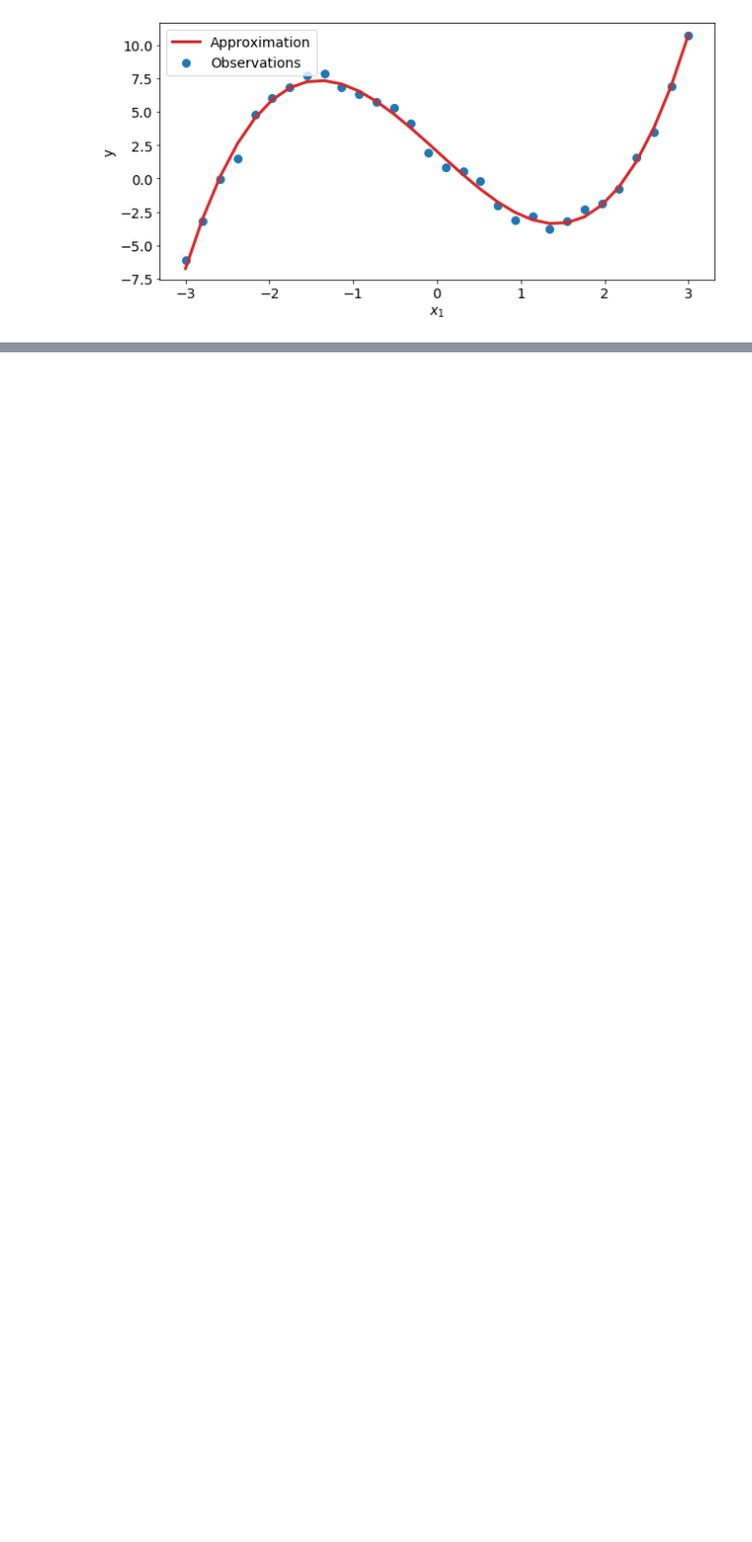
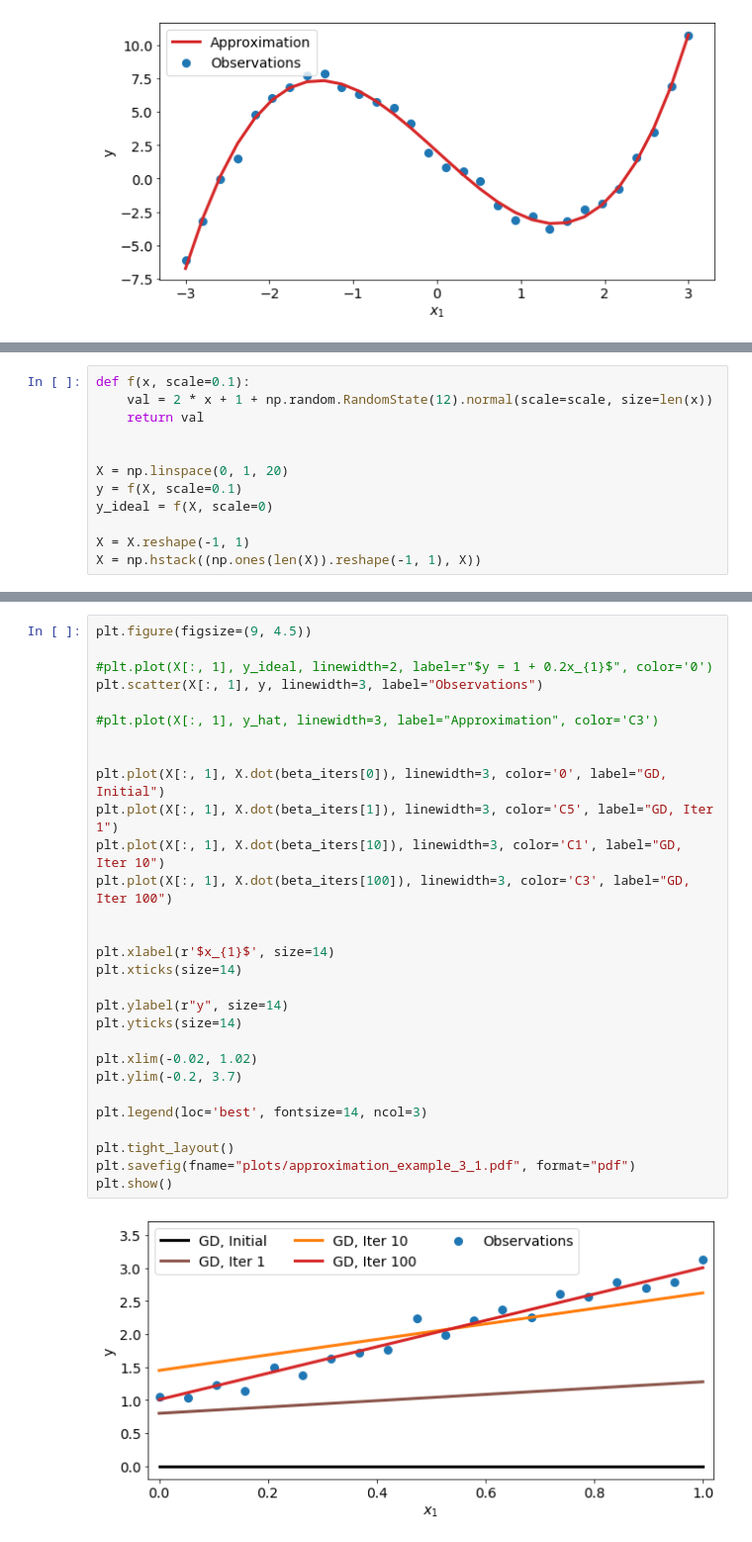
Before and after one commit to hushchyn-mikhail/acronis_ml, a Jupyter notebook: function_approximation.ipynb, the cells around one changed output, grey strips where cells are left out. Shown at 99% size. Cells and saved outputs as stored; diff of their text form; blank space fills up the shorter version.

Commit message:
Approx example 3

```diff
--- a/function_approximation.ipynb
+++ b/function_approximation.ipynb
@@ -99,0 +102,12 @@ plt.show()
+# %%
+def f(x, scale=0.1):
+    val = 2 * x + 1 + np.random.RandomState(12).normal(scale=scale, size=len(x))
+    return val
+
+
+X = np.linspace(0, 1, 20)
+y = f(X, scale=0.1)
+y_ideal = f(X, scale=0)
+
+X = X.reshape(-1, 1)
+X = np.hstack((np.ones(len(X)).reshape(-1, 1), X))
@@ -99,0 +229,31 @@ plt.show()
+# %%
+plt.figure(figsize=(9, 4.5))
+
+#plt.plot(X[:, 1], y_ideal, linewidth=2, label=r"$y = 1 + 0.2x_{1}$", color='0')
+plt.scatter(X[:, 1], y, linewidth=3, label="Observations")
+
+#plt.plot(X[:, 1], y_hat, linewidth=3, label="Approximation", color='C3')
+
+
+plt.plot(X[:, 1], X.dot(beta_iters[0]), linewidth=3, color='0', label="GD, Initial")
+plt.plot(X[:, 1], X.dot(beta_iters[1]), linewidth=3, color='C5', label="GD, Iter 1")
+plt.plot(X[:, 1], X.dot(beta_iters[10]), linewidth=3, color='C1', label="GD, Iter 10")
+plt.plot(X[:, 1], X.dot(beta_iters[100]), linewidth=3, color='C3', label="GD, Iter 100")
+
+
+plt.xlabel(r'$x_{1}$', size=14)
+plt.xticks(size=14)
+
+plt.ylabel(r"y", size=14)
+plt.yticks(size=14)
+
+plt.xlim(-0.02, 1.02)
+plt.ylim(-0.2, 3.7)
+
+plt.legend(loc='best', fontsize=14, ncol=3)
+
+plt.tight_layout()
+plt.savefig(fname="plots/approximation_example_3_1.pdf", format="pdf")
+plt.show()
+# %% [output]
+[figure, added]
```
Also changed, not shown: parts of 7 cells of this notebook, 5 other files.
